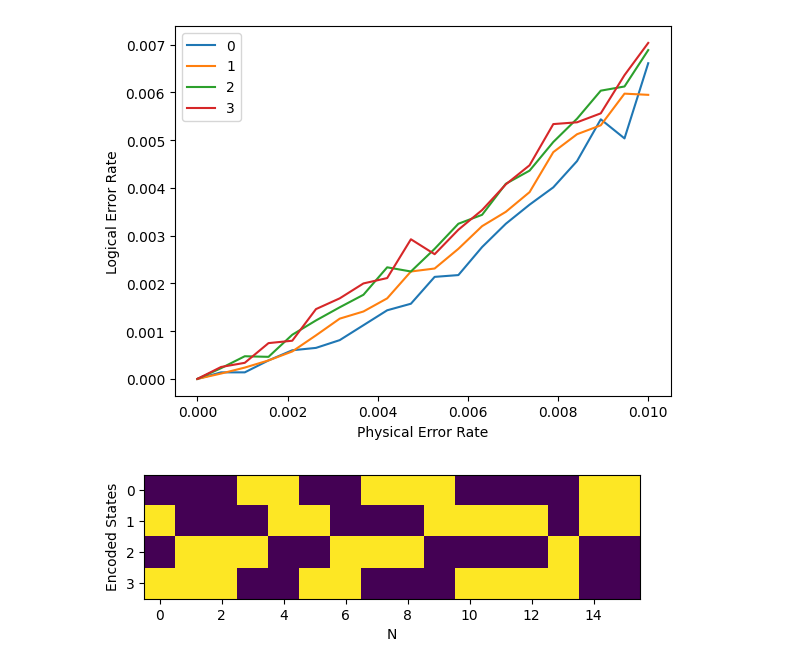
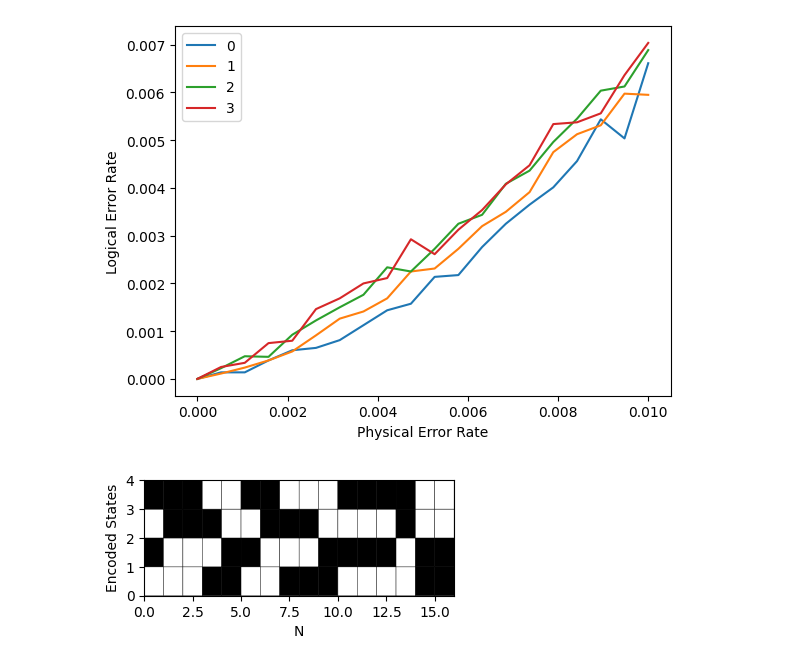
Before and after one commit to trevormccrt/gpuaffman_networks, a Jupyter notebook: genetics/analysis/shared_and_task_results.ipynb, the cells around one changed output. Drawn from its saved outputs; the diff is of its cells as text; code cells hidden in the pictures.

```diff
--- a/genetics/analysis/shared_and_task_results.ipynb
+++ b/genetics/analysis/shared_and_task_results.ipynb
@@ -25,7 +25,7 @@ best_conn = np.expand_dims(data["connectivity"], 1)
 best_used_conn = np.expand_dims(data["used_connectivity"], 1)
 batched_input_state = np.broadcast_to(np.expand_dims(np.expand_dims(input_state, 1), 1), (input_state.shape[0], np.shape(best_functions)[0], 1, N)).astype(np.bool_)
 # %%
-best_functions, best_conn, best_used_conn, sorted_perfs =  analysis_util.sort_by_performance(cp.array(batched_input_state), cp.array(best_functions), cp.array(best_conn), cp.array(best_used_conn), tasks.evaluate_shared_and_task)
+best_functions, best_conn, best_used_conn, sorted_perfs, _ =  analysis_util.sort_by_performance(cp.array(batched_input_state), cp.array(best_functions), cp.array(best_conn), cp.array(best_used_conn), tasks.evaluate_shared_and_task)
 # %%
 import importlib
 importlib.reload(general_network_visualization)
@@ -107,10 +108,10 @@ axs.legend()
 [figure]
 # %%
 codewords = cp.asnumpy(example_trajs[-1, (0, 3, 6, 7), 0, :])
-fig, axs = plt.subplots()
-axs.imshow(codewords)
+fig, axs = plt.subplots(figsize=(4,1.5))
+axs.pcolor(codewords, cmap="Greys", linewidth=0.3, edgecolors="black")
 axs.set_xlabel("N")
 axs.set_ylabel("Encoded States")
-plt.savefig(os.path.join(plt_save_dir, "shared_and_codewords.png"), dpi=400)
+plt.savefig(os.path.join(plt_save_dir, "shared_and_codewords.svg"))
 # %% [output]
-[figure, old version]
+[figure, new version]
```
Also changed, not shown: parts of 3 cells of this notebook, 10 other files.
